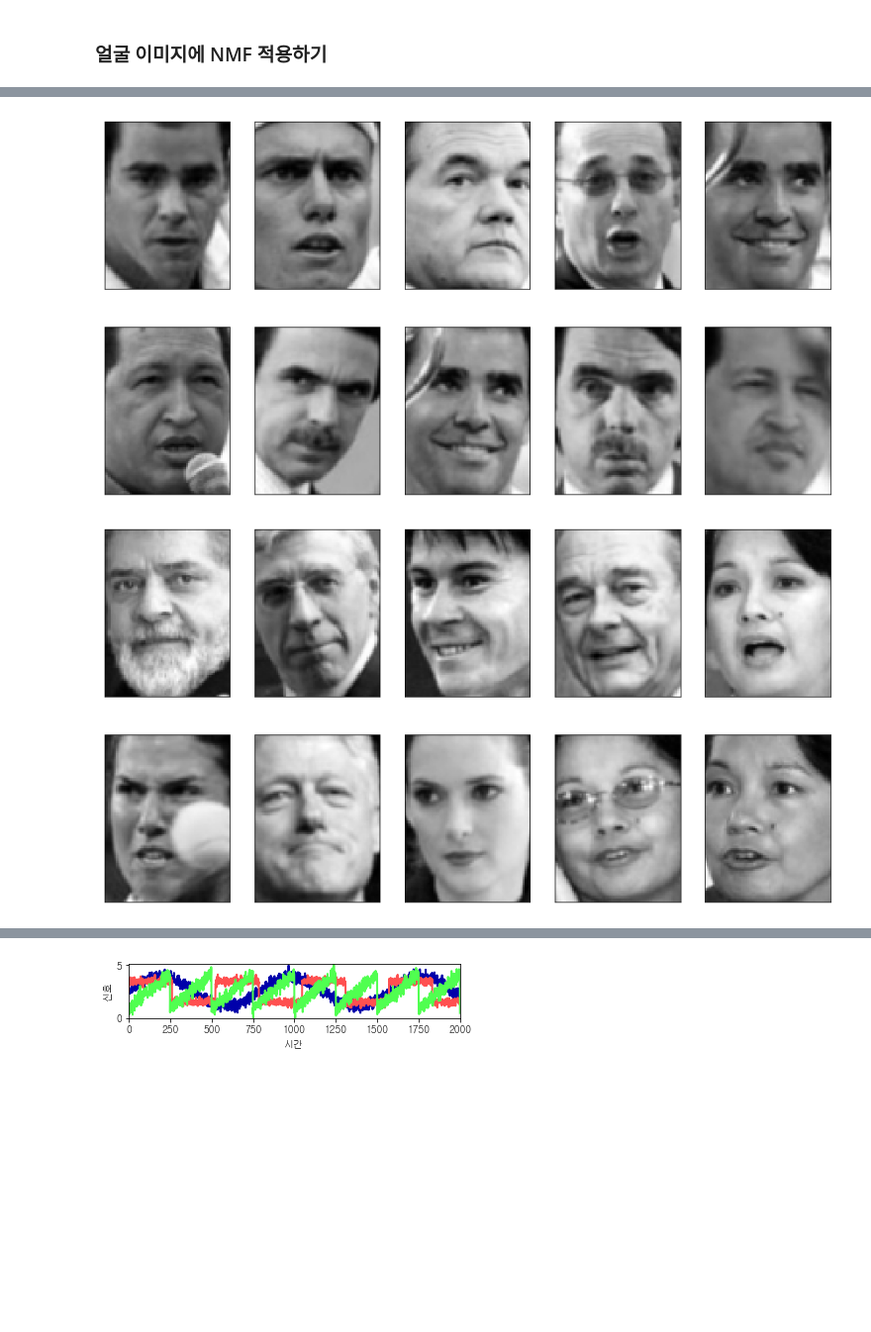
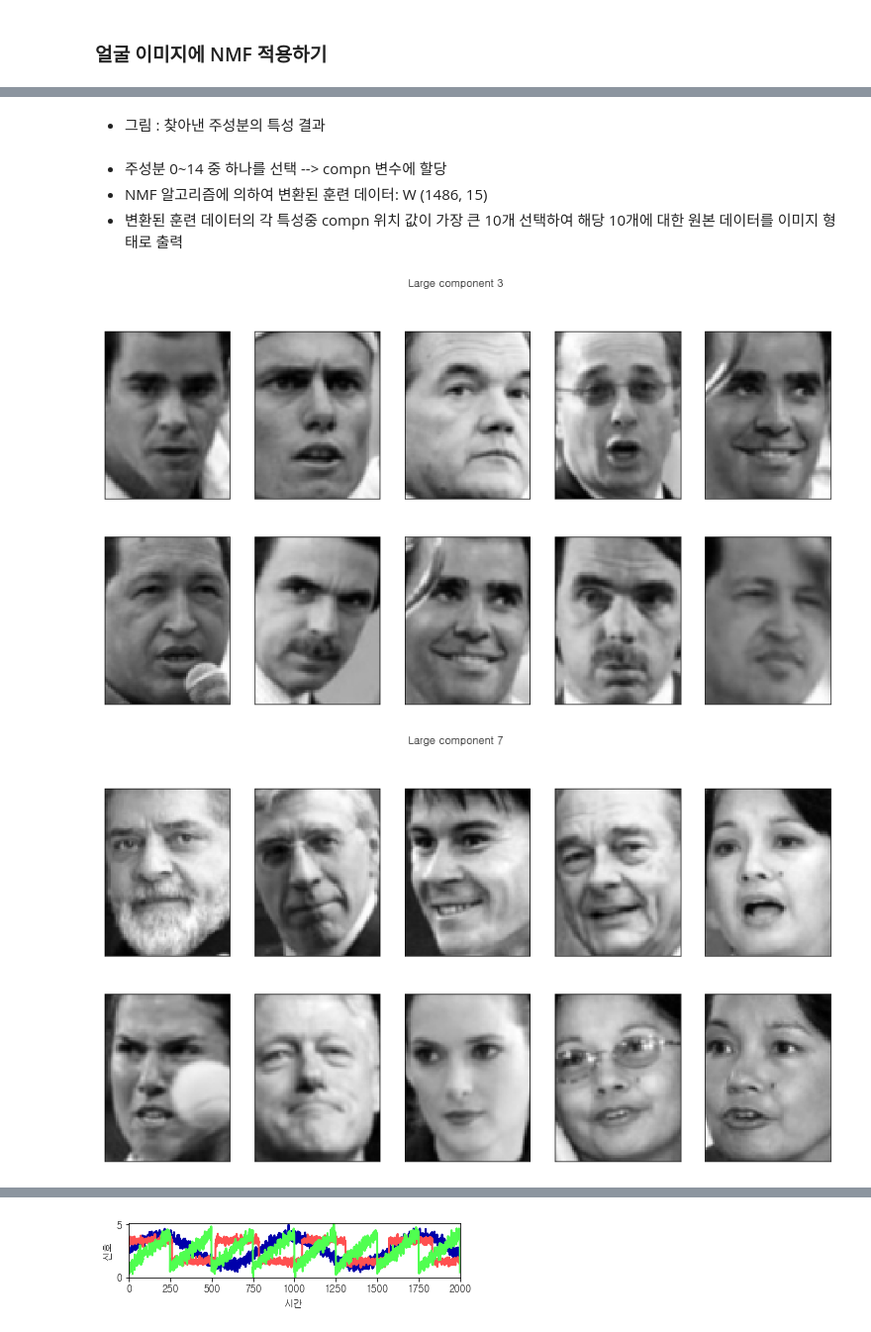
Before and after one commit to CrlAYh/data_science_2018, a Jupyter notebook: Chapter03/3.4.2.ipynb, the cells around one changed output, grey strips where cells are left out. Shown at 99% size. Drawn from its saved outputs; the diff is of its cells as text; code cells hidden in the pictures; blank space fills up the shorter version.

```diff
--- a/Chapter03/3.4.2.ipynb
+++ b/Chapter03/3.4.2.ipynb
@@ -54,6 +126,7 @@ mglearn.plots.plot_nmf_illustration()
 from sklearn.decomposition import NMF
 nmf = NMF(n_components=15, random_state=0)
 nmf.fit(X_train)
+#nMF에 대한 W의 결과, transform에서 학습
 X_train_nmf = nmf.transform(X_train)
 X_test_nmf = nmf.transform(X_test)
 
@@ -61,5 +134,5 @@ fig, axes = plt.subplots(3, 5, figsize=(15, 12),
                          subplot_kw={'xticks': (), 'yticks': ()})
 for i, (component, ax) in enumerate(zip(nmf.components_, axes.ravel())):
     ax.imshow(component.reshape(image_shape))
-    ax.set_title("성분 {}".format(i))mglearn.plots.plot_nmf_faces(X_train, X_test, image_shape)
+    ax.set_title("성분 {}".format(i))
 # %% [output]
@@ -67,12 +139,0 @@ for i, (component, ax) in enumerate(zip(nmf.components_, axes.ravel())):
-# %%
-from sklearn.decomposition import NMF
-nmf = NMF(n_components=15, random_state=0)
-nmf.fit(X_train)
-X_train_nmf = nmf.transform(X_train)
-X_test_nmf = nmf.transform(X_test)
-
-fig, axes = plt.subplots(3, 5, figsize=(15, 12),
-                         subplot_kw={'xticks': (), 'yticks': ()})
-for i, (component, ax) in enumerate(zip(nmf.components_, axes.ravel())):
-    ax.imshow(component.reshape(image_shape))
-    ax.set_title("성분 {}".format(i))
@@ -81,19 +140,28 @@ for i, (component, ax) in enumerate(zip(nmf.components_, axes.ravel())):
+# %% [markdown]
+- 그림 : 찾아낸 주성분의 특성 결과
+# %% [markdown]
+- 주성분 0~14 중 하나를 선택 --> compn 변수에 할당
+- NMF 알고리즘에 의하여 변환된 훈련 데이터: W (1486, 15)
+- 변환된 훈련 데이터의 각 특성중 compn 위치 값이 가장 큰 10개 선택하여 해당 10개에 대한 원본 데이터를 이미지 형태로 출력
 # %%
 compn = 3
 # 4번째 성분으로 정렬하여 처음 10개 이미지를 출력합니다
 inds = np.argsort(X_train_nmf[:, compn])[::-1]
 fig, axes = plt.subplots(2, 5, figsize=(15, 8),
                          subplot_kw={'xticks': (), 'yticks': ()})
+fig.suptitle("Large component 3")
 for i, (ind, ax) in enumerate(zip(inds, axes.ravel())):
     ax.imshow(X_train[ind].reshape(image_shape))
-
-compn = 7
-# 8번째 성분으로 정렬하여 처음 10개 이미지를 출력합니다
-inds = np.argsort(X_train_nmf[:, compn])[::-1]
-fig, axes = plt.subplots(2, 5, figsize=(15, 8),
-                         subplot_kw={'xticks': (), 'yticks': ()})
-for i, (ind, ax) in enumerate(zip(inds, axes.ravel())):
-    ax.imshow(X_train[ind].reshape(image_shape))
 # %% [output]
-[figure, old version]
+[figure, new version]
-[figure, removed]
+# %%
+compn = 7
+# 8번째 성분으로 정렬하여 처음 10개 이미지를 출력합니다
+inds = np.argsort(X_train_nmf[:, compn])[::-1]
+fig, axes = plt.subplots(2, 5, figsize=(15, 8),
+                         subplot_kw={'xticks': (), 'yticks': ()})
+fig.suptitle("Large component 7")
+for i, (ind, ax) in enumerate(zip(inds, axes.ravel())):
+    ax.imshow(X_train[ind].reshape(image_shape))
+# %% [output]
+[figure, added]
```
Also changed, not shown: parts of 10 cells of this notebook, 8 other files.
